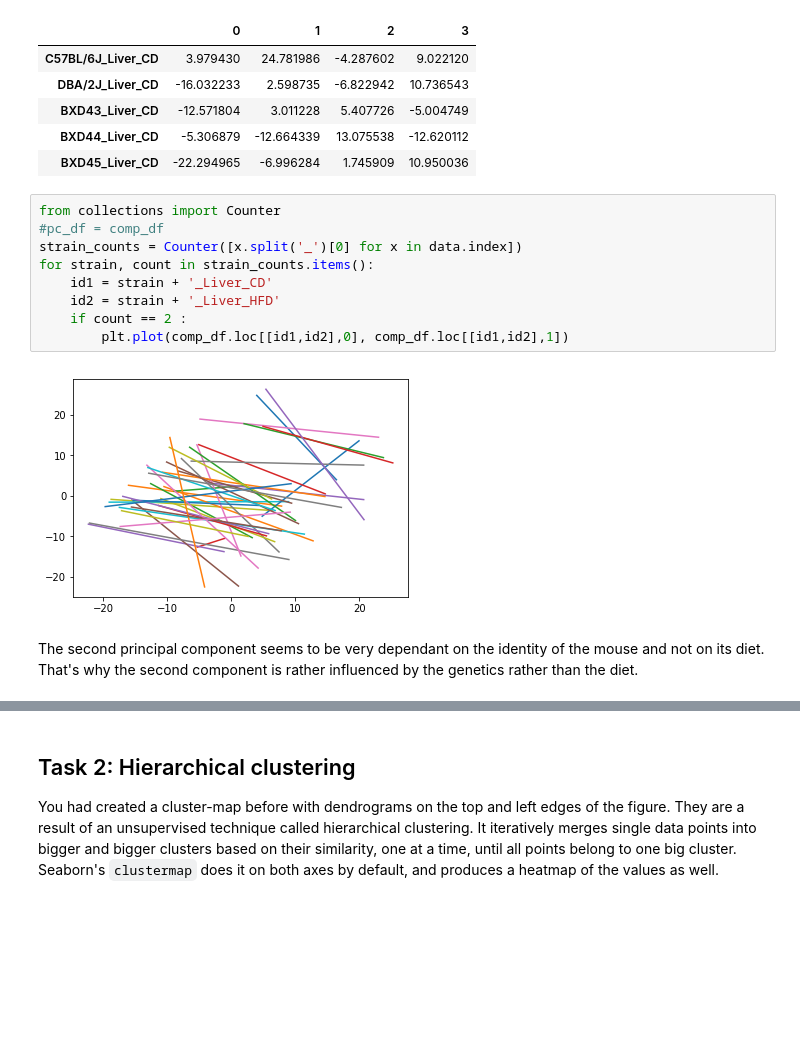
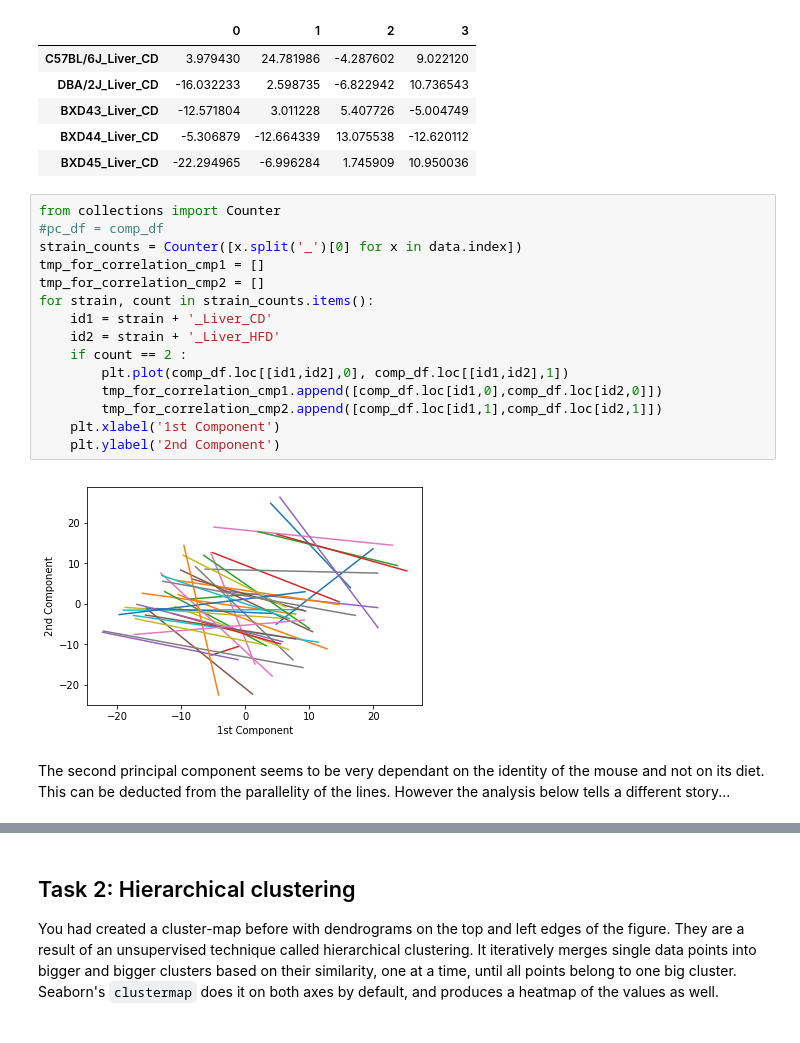
Before and after one commit to Osrip/Integrated_Bioinformatics, a Jupyter notebook: IntegratedBioinformatics/notebooks/Day7_Unsupervised_ML.ipynb, the cells around one changed output, grey strips where cells are left out. Saved outputs shown, nothing was run; the diff lists cells and outputs as text; blank space fills up the shorter version.

```diff
--- a/IntegratedBioinformatics/notebooks/Day7_Unsupervised_ML.ipynb
+++ b/IntegratedBioinformatics/notebooks/Day7_Unsupervised_ML.ipynb
@@ -222,14 +222,20 @@ comp_df.head()
 # %%
 from collections import Counter
 #pc_df = comp_df
 strain_counts = Counter([x.split('_')[0] for x in data.index])
+tmp_for_correlation_cmp1 = []
+tmp_for_correlation_cmp2 = []
 for strain, count in strain_counts.items():
     id1 = strain + '_Liver_CD'
     id2 = strain + '_Liver_HFD'
     if count == 2 :
         plt.plot(comp_df.loc[[id1,id2],0], comp_df.loc[[id1,id2],1])
+        tmp_for_correlation_cmp1.append([comp_df.loc[id1,0],comp_df.loc[id2,0]])
+        tmp_for_correlation_cmp2.append([comp_df.loc[id1,1],comp_df.loc[id2,1]])
+    plt.xlabel('1st Component')
+    plt.ylabel('2nd Component')
 # %% [output]
-[figure, old version]
+[figure, new version]
 # %% [markdown]
-The second principal component seems to be very dependant on the identity of the mouse and not on its diet.
-That's why the second component is rather influenced by the genetics rather than the diet.
+The second principal component seems to be very dependant on the identity of the mouse and not on its diet. This can be deducted from the parallelity of the lines.
+However the analysis below tells a different story...
```
Also changed, not shown: parts of 4 cells of this notebook.
